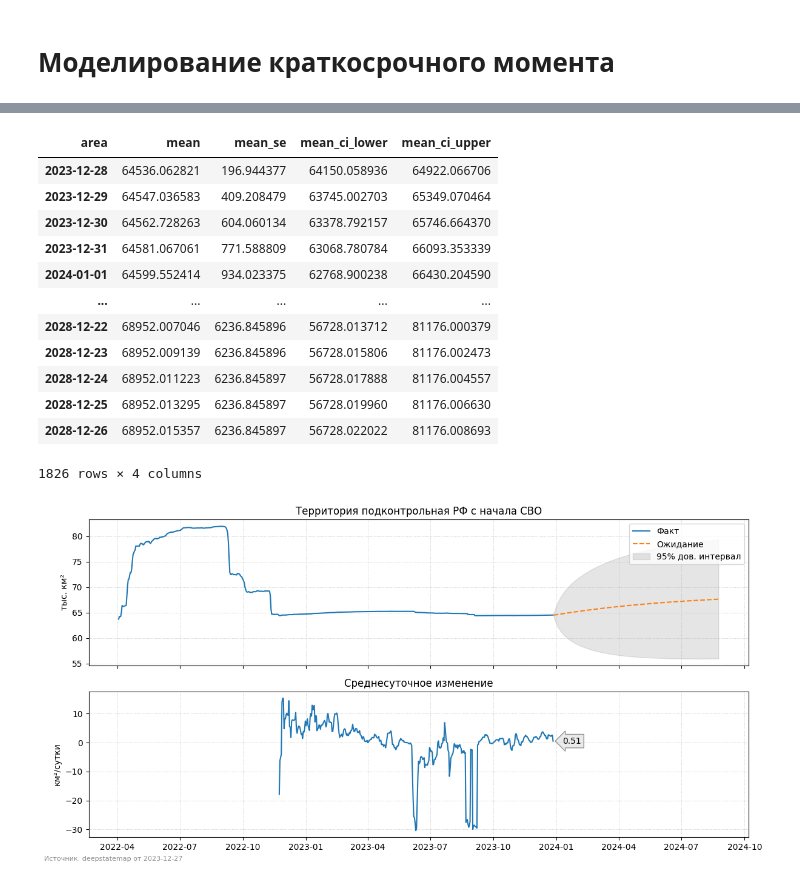
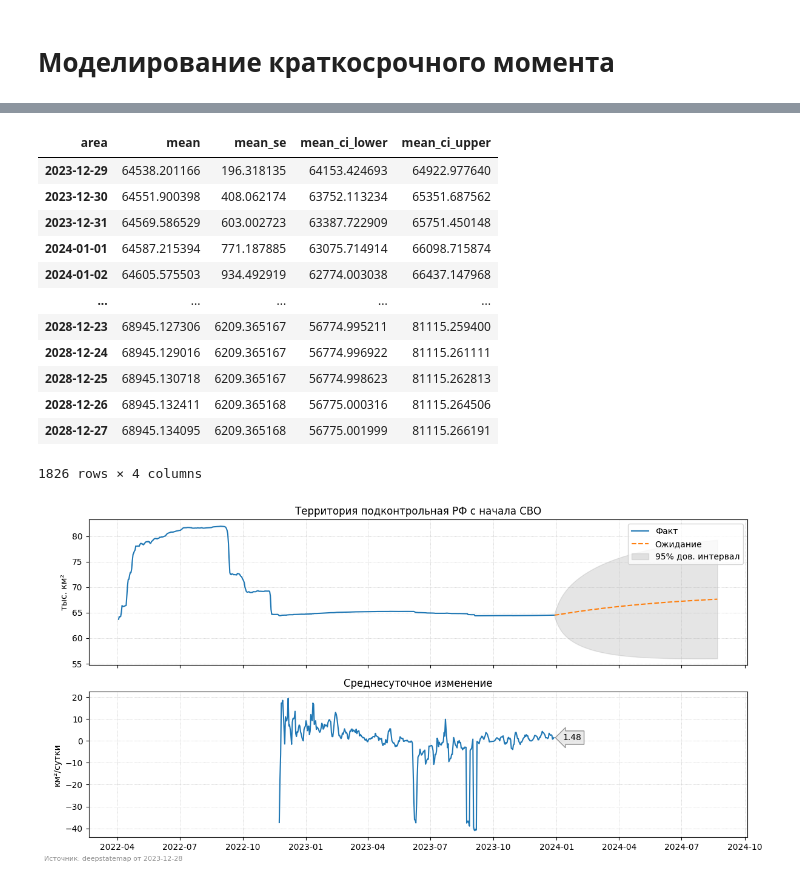
Before and after one commit to HexQuant/rua, a Jupyter notebook: area.ipynb, the cells around one changed output, grey strips where cells are left out. Saved outputs shown, nothing was run; the diff lists cells and outputs as text; code cells hidden in the pictures.

```diff
--- a/area.ipynb
+++ b/area.ipynb
@@ -46,8 +46,7 @@ with tqdm(total=t) as pbar:
         time_index = datetime.datetime.fromtimestamp(timestamp)
         pbar.set_description(str(time_index.date()), refresh=True)
 
-        area = requests.get(
-            f"https://deepstatemap.live/api/history/{timestamp}/areas")
+        area = requests.get(f"https://deepstatemap.live/api/history/{timestamp}/areas")
         js_df = pd.json_normalize(area.json()).assign(time_index=time_index)
         df = pd.concat([df, js_df], ignore_index=True)
         pbar.update(1)
@@ -217,24 +216,25 @@ fcst.index = pd.date_range(
 fcst
 # %% [output]
 | area | mean | mean_se | mean_ci_lower | mean_ci_upper |
-| 2023-12-28 | 64536.062821 | 196.944377 | 64150.058936 | 64922.066706 |
-| 2023-12-29 | 64547.036583 | 409.208479 | 63745.002703 | 65349.070464 |
-| 2023-12-30 | 64562.728263 | 604.060134 | 63378.792157 | 65746.664370 |
-| 2023-12-31 | 64581.067061 | 771.588809 | 63068.780784 | 66093.353339 |
-| 2024-01-01 | 64599.552414 | 934.023375 | 62768.900238 | 66430.204590 |
+| 2023-12-29 | 64538.201166 | 196.318135 | 64153.424693 | 64922.977640 |
+| 2023-12-30 | 64551.900398 | 408.062174 | 63752.113234 | 65351.687562 |
+| 2023-12-31 | 64569.586529 | 603.002723 | 63387.722909 | 65751.450148 |
+| 2024-01-01 | 64587.215394 | 771.187885 | 63075.714914 | 66098.715874 |
+| 2024-01-02 | 64605.575503 | 934.492919 | 62774.003038 | 66437.147968 |
 | ... | ... | ... | ... | ... |
-| 2028-12-22 | 68952.007046 | 6236.845896 | 56728.013712 | 81176.000379 |
-| 2028-12-23 | 68952.009139 | 6236.845896 | 56728.015806 | 81176.002473 |
-| 2028-12-24 | 68952.011223 | 6236.845897 | 56728.017888 | 81176.004557 |
-| 2028-12-25 | 68952.013295 | 6236.845897 | 56728.019960 | 81176.006630 |
-| 2028-12-26 | 68952.015357 | 6236.845897 | 56728.022022 | 81176.008693 |
+| 2028-12-23 | 68945.127306 | 6209.365167 | 56774.995211 | 81115.259400 |
+| 2028-12-24 | 68945.129016 | 6209.365167 | 56774.996922 | 81115.261111 |
+| 2028-12-25 | 68945.130718 | 6209.365167 | 56774.998623 | 81115.262813 |
+| 2028-12-26 | 68945.132411 | 6209.365168 | 56775.000316 | 81115.264506 |
+| 2028-12-27 | 68945.134095 | 6209.365168 | 56775.001999 | 81115.266191 |
 1826 rows × 4 columns
 # %%
 svo_end_alpha = 99.95
 svo_end_km_ration = 0.01
 hh = fcst[["mean", "mean_se"]].diff() / fcst[["mean", "mean_se"]].abs()
 end_svo = hh[
-    (hh["mean_se"] <= 1 - svo_end_alpha / 100) & (hh["mean"] <= svo_end_km_ration / 100)
+    (hh["mean_se"] <= 1 - svo_end_alpha /
+     100) & (hh["mean"] <= svo_end_km_ration / 100)
 ].index.min()
 fcst = fcst[:end_svo]
 fh = fcst.shape[0]
@@ -265,35 +265,35 @@ ax.set(
     title="Среднесуточное изменение",
 )
 day_din_area = (
-    aa.diff()["2022-11-23":].rolling(7, center=True,
-                                     min_periods=int(7 / 2)).mean()
+    aa.diff()["2022-11-23":].rolling(5, center=True,
+                                     min_periods=int(5 / 2)).mean()
 )
 sns.lineplot(
     day_din_area,
     ax=ax,
     legend=None,
 )
 bbox = dict(boxstyle="larrow", fc="0.8", alpha=0.4)
 dy = day_din_area.iloc[-1].values[0]
 dx = day_din_area.index.max()
 ax.annotate(
     f"{dy:.2f}",
     (dx + datetime.timedelta(days=10 + int(fh / 60)), dy),
     # xytext=(-2, 1),
     bbox=bbox,
     va="center",
 )
 for ax in axs:
     ax.grid(ls=":", lw=0.5)
 fig.tight_layout()
 fig.text(
     0,
     0,
     f"Источник: deepstatemap от {aa.index.max().date()}",
     fontdict={"size": 8},
     alpha=0.45,
 )
 Path("img/").mkdir(exist_ok=True)
 fig.savefig(Path("img/area.png"), format="png", dpi=300)
 # %% [output]
-[figure, old version]
+[figure, new version]
```
Also changed, not shown: parts of 6 cells of this notebook, 4 other files.
